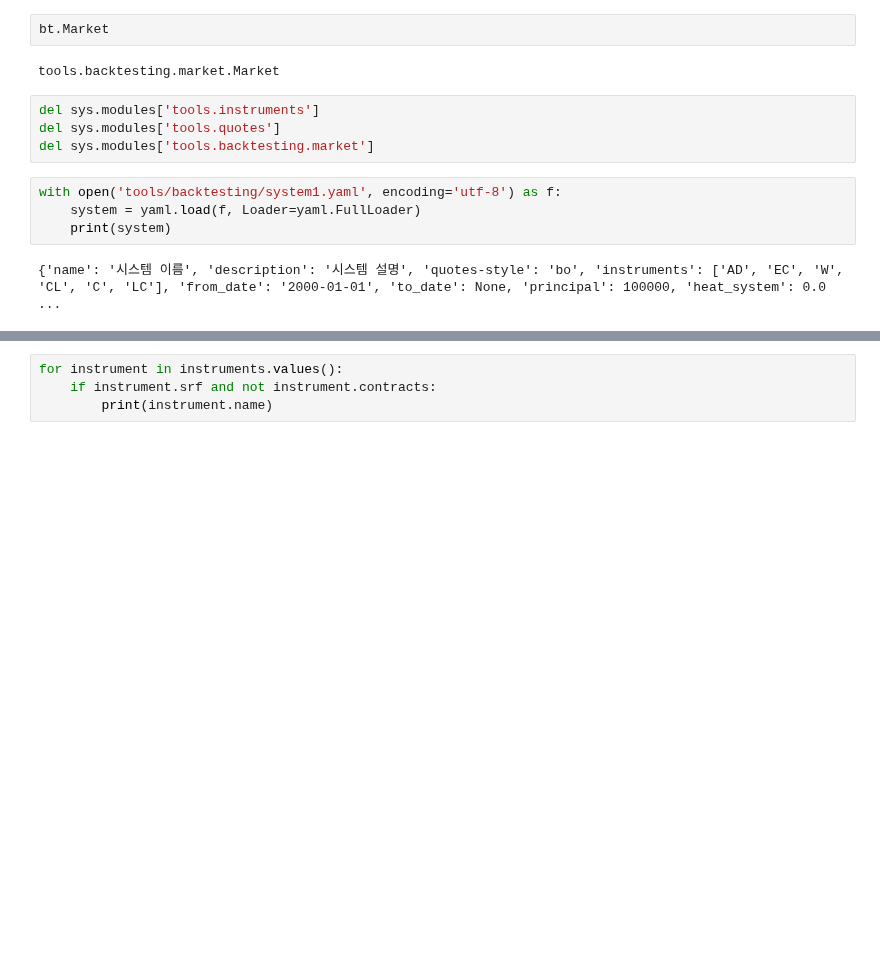
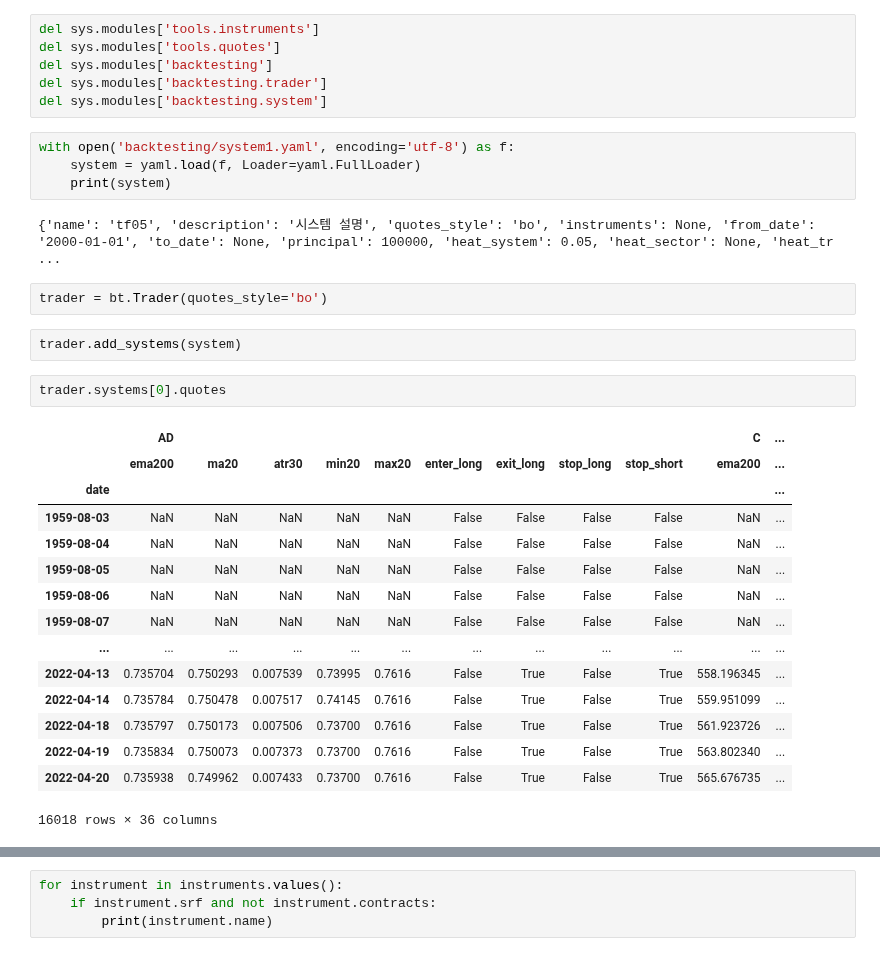
Before and after one commit to zipu/Trading, a Jupyter notebook: test.ipynb, the cells around one changed output, grey strips where cells are left out. Drawn from its saved outputs; the diff is of its cells as text; blank space fills up the shorter version.

```diff
--- a/test.ipynb
+++ b/test.ipynb
@@ -16,14 +14,34 @@ import backtesting as bt
-# %%
-bt.Market
-# %% [output]
-tools.backtesting.market.Market
 # %%
 del sys.modules['tools.instruments']
 del sys.modules['tools.quotes']
-del sys.modules['tools.backtesting.market']
+del sys.modules['backtesting']
+del sys.modules['backtesting.trader']
+del sys.modules['backtesting.system']
 # %%
-with open('tools/backtesting/system1.yaml', encoding='utf-8') as f:
+with open('backtesting/system1.yaml', encoding='utf-8') as f:
     system = yaml.load(f, Loader=yaml.FullLoader)
     print(system)
 # %% [output]
-{'name': '시스템 이름', 'description': '시스템 설명', 'quotes-style': 'bo', 'instruments': ['AD', 'EC', 'W', 'CL', 'C', 'LC'], 'from_date': '2000-01-01', 'to_date': None, 'principal': 100000, 'heat_system': 0.0 ...
+{'name': 'tf05', 'description': '시스템 설명', 'quotes_style': 'bo', 'instruments': None, 'from_date': '2000-01-01', 'to_date': None, 'principal': 100000, 'heat_system': 0.05, 'heat_sector': None, 'heat_tr ...
+# %%
+trader = bt.Trader(quotes_style='bo')
+# %%
+trader.add_systems(system)
+# %%
+trader.systems[0].quotes
+# %% [output]
+|  | AD |  |  |  |  |  |  |  |  | C | ... |
+|  | ema200 | ma20 | atr30 | min20 | max20 | enter_long | exit_long | stop_long | stop_short | ema200 | ... |
+| date |  |  |  |  |  |  |  |  |  |  | ... |
+| 1959-08-03 | NaN | NaN | NaN | NaN | NaN | False | False | False | False | NaN | ... |
+| 1959-08-04 | NaN | NaN | NaN | NaN | NaN | False | False | False | False | NaN | ... |
+| 1959-08-05 | NaN | NaN | NaN | NaN | NaN | False | False | False | False | NaN | ... |
+| 1959-08-06 | NaN | NaN | NaN | NaN | NaN | False | False | False | False | NaN | ... |
+| 1959-08-07 | NaN | NaN | NaN | NaN | NaN | False | False | False | False | NaN | ... |
+| ... | ... | ... | ... | ... | ... | ... | ... | ... | ... | ... | ... |
+| 2022-04-13 | 0.735704 | 0.750293 | 0.007539 | 0.73995 | 0.7616 | False | True | False | True | 558.196345 | ... |
+| 2022-04-14 | 0.735784 | 0.750478 | 0.007517 | 0.74145 | 0.7616 | False | True | False | True | 559.951099 | ... |
+| 2022-04-18 | 0.735797 | 0.750173 | 0.007506 | 0.73700 | 0.7616 | False | True | False | True | 561.923726 | ... |
+| 2022-04-19 | 0.735834 | 0.750073 | 0.007373 | 0.73700 | 0.7616 | False | True | False | True | 563.802340 | ... |
+| 2022-04-20 | 0.735938 | 0.749962 | 0.007433 | 0.73700 | 0.7616 | False | True | False | True | 565.676735 | ... |
+16018 rows × 36 columns
```
Also changed, not shown: parts of 37 cells of this notebook, 19 other files.
